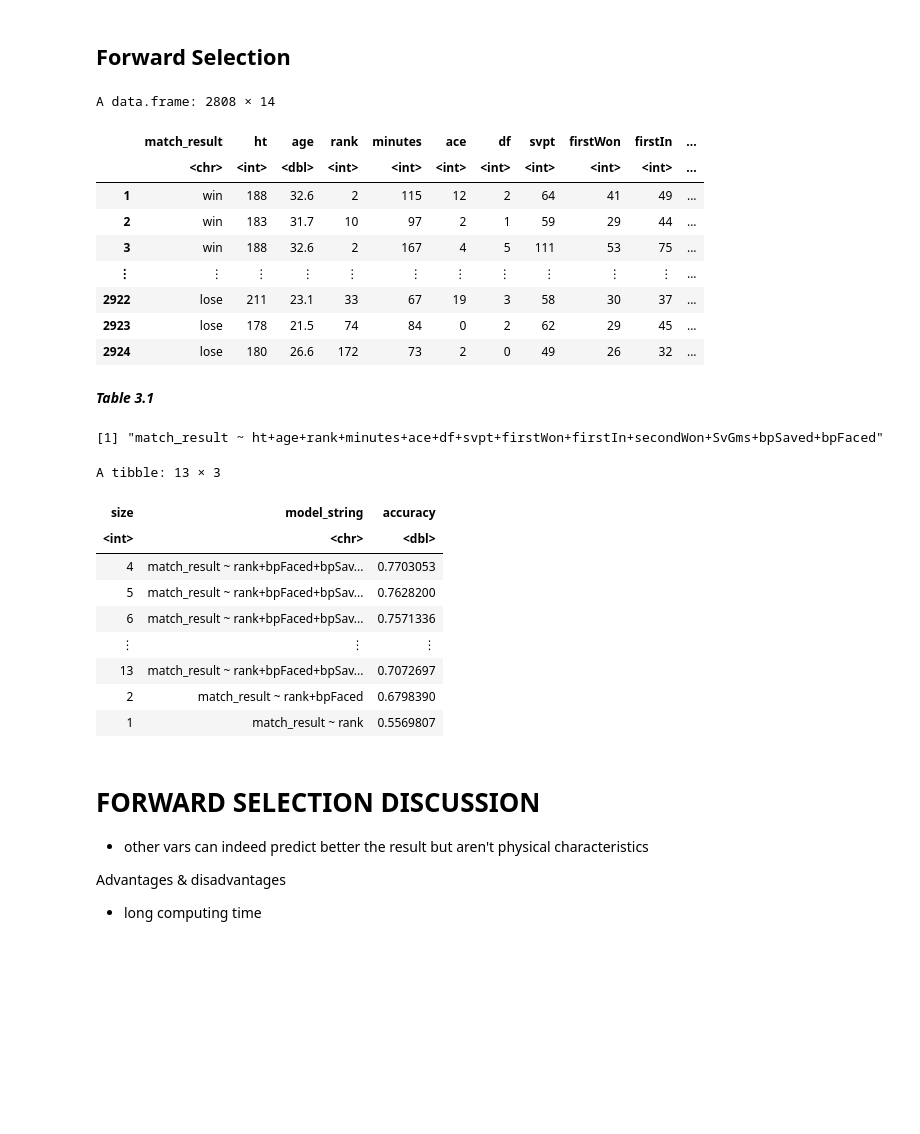
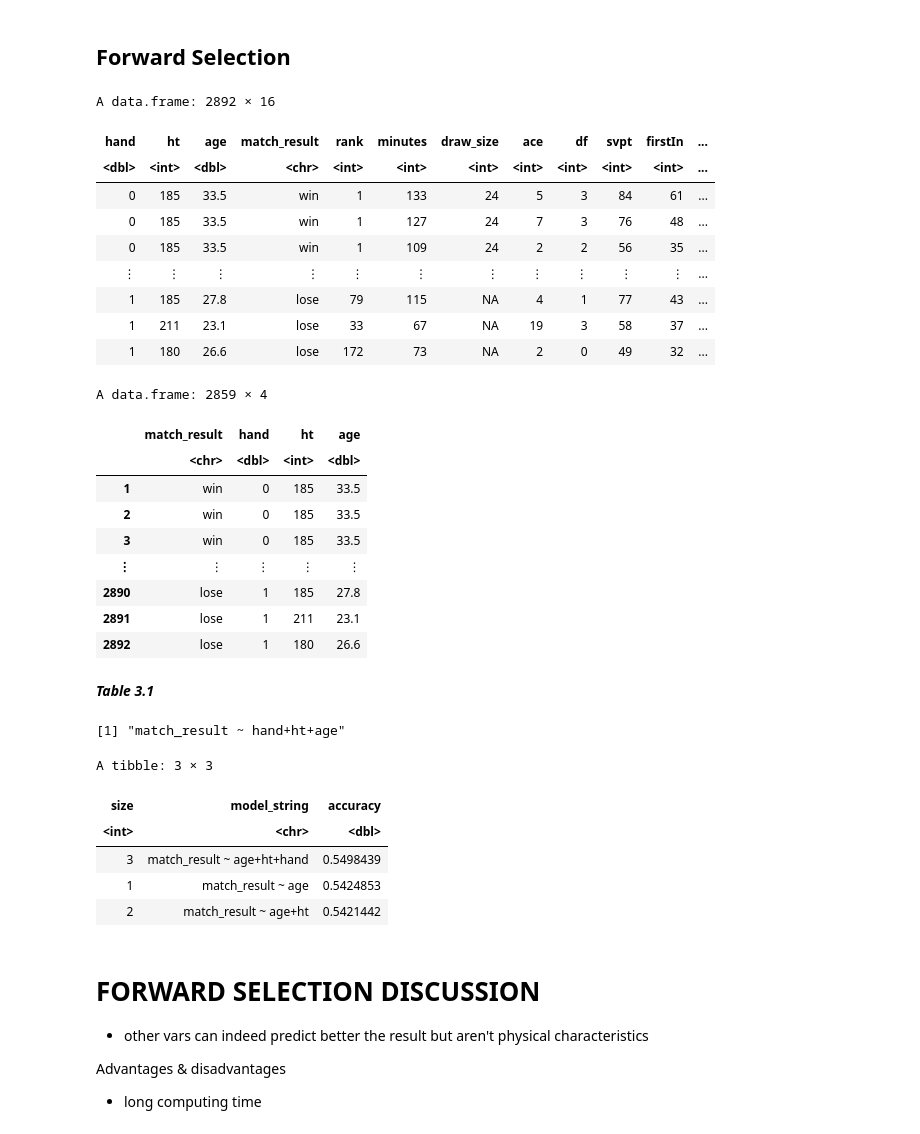
Before and after one commit to bearmohawk/DSCI-100-2022_autumn-Group-37, a Jupyter notebook: Project report Group 37-Copy1.ipynb, the cells around one changed output. Saved outputs shown, nothing was run; the diff lists cells and outputs as text; code cells hidden in the pictures; blank space fills up the shorter version.

Commit message:
Added Hand to forward select

```diff
--- a/Project report Group 37-Copy1.ipynb
+++ b/Project report Group 37-Copy1.ipynb
@@ -454,56 +454,79 @@ _**Figure 1.9**_
 #need to add "hand" column and decide which predictors to use
 set.seed(1)
 match_winner <- match_data |>
                     mutate(match_result = "win") |>
-                    select(winner_ht, winner_age, match_result, winner_rank, minutes, contains("w_")) |>
-                    rename(ht = winner_ht, age = winner_age, rank = winner_rank, ace = w_ace, df = w_df, svpt = w_svpt,
+                    select(winner_hand, winner_ht, winner_age, match_result, winner_rank, minutes, contains("w_")) |>
+                    rename(hand = winner_hand, ht = winner_ht, age = winner_age, rank = winner_rank, ace = w_ace, df = w_df, svpt = w_svpt,
                            firstIn = w_1stIn, firstWon = w_1stWon, secondWon = w_2ndWon, SvGms = w_SvGms, bpSaved = w_bpSaved, bpFaced = w_bpFaced)
 
 match_loser <- match_data |>
                     mutate(match_result = "lose") |>
-                    select(loser_ht, loser_age, match_result, loser_rank, minutes, contains("l_")) |>
-                    rename(ht = loser_ht, age = loser_age, rank = loser_rank, ace = l_ace, df = l_df, svpt = l_svpt,
+                    select(loser_hand, loser_ht, loser_age, match_result, loser_rank, minutes, contains("l_")) |>
+                    rename(hand = loser_hand, ht = loser_ht, age = loser_age, rank = loser_rank, ace = l_ace, df = l_df, svpt = l_svpt,
                            firstIn = l_1stIn, firstWon = l_1stWon, secondWon = l_2ndWon, SvGms = l_SvGms, bpSaved = l_bpSaved, bpFaced = l_bpFaced)
 
 match_tidy <- bind_rows(match_winner, match_loser)
 
-#loading data with all potentional predictors
-match_data_subset <- match_tidy |>
+match_tidy_l <- match_tidy |>
+                filter(hand == "L") |>
+                mutate(hand = 0)
+
+match_tidy_r <- match_tidy |>
+                filter(hand == "R") |>
+                mutate(hand = 1)
+
+
+match_tidy_hands <- bind_rows(match_tidy_l, match_tidy_r)
+match_tidy_hands
+
+loading data with all potentional predictors
+match_data_subset <- match_tidy_hands |>
     select(match_result,
+           hand,
            ht,
            age,
            rank,
            minutes,
            ace,
            df,
            svpt,
            firstWon,
            firstIn,
            secondWon,
            SvGms,
            bpSaved,
            bpFaced) |> na.omit()
 
 names <- colnames(match_data_subset |> select(-match_result))
 match_data_subset #Table 3.1
 # %% [output]
-A data.frame: 2808 × 14
+A data.frame: 2892 × 16
-|  | match_result | ht | age | rank | minutes | ace | df | svpt | firstWon | firstIn | ... |
-|  | <chr> | <int> | <dbl> | <int> | <int> | <int> | <int> | <int> | <int> | <int> | ... |
-| 1 | win | 188 | 32.6 | 2 | 115 | 12 | 2 | 64 | 41 | 49 | ... |
-| 2 | win | 183 | 31.7 | 10 | 97 | 2 | 1 | 59 | 29 | 44 | ... |
-| 3 | win | 188 | 32.6 | 2 | 167 | 4 | 5 | 111 | 53 | 75 | ... |
+| hand | ht | age | match_result | rank | minutes | draw_size | ace | df | svpt | firstIn | ... |
+| <dbl> | <int> | <dbl> | <chr> | <int> | <int> | <int> | <int> | <int> | <int> | <int> | ... |
+| 0 | 185 | 33.5 | win | 1 | 133 | 24 | 5 | 3 | 84 | 61 | ... |
+| 0 | 185 | 33.5 | win | 1 | 127 | 24 | 7 | 3 | 76 | 48 | ... |
+| 0 | 185 | 33.5 | win | 1 | 109 | 24 | 2 | 2 | 56 | 35 | ... |
 | ⋮ | ⋮ | ⋮ | ⋮ | ⋮ | ⋮ | ⋮ | ⋮ | ⋮ | ⋮ | ⋮ | ... |
-| 2922 | lose | 211 | 23.1 | 33 | 67 | 19 | 3 | 58 | 30 | 37 | ... |
-| 2923 | lose | 178 | 21.5 | 74 | 84 | 0 | 2 | 62 | 29 | 45 | ... |
-| 2924 | lose | 180 | 26.6 | 172 | 73 | 2 | 0 | 49 | 26 | 32 | ... |
+| 1 | 185 | 27.8 | lose | 79 | 115 | NA | 4 | 1 | 77 | 43 | ... |
+| 1 | 211 | 23.1 | lose | 33 | 67 | NA | 19 | 3 | 58 | 37 | ... |
+| 1 | 180 | 26.6 | lose | 172 | 73 | NA | 2 | 0 | 49 | 32 | ... |
+A data.frame: 2859 × 4
+|  | match_result | hand | ht | age |
+|  | <chr> | <dbl> | <int> | <dbl> |
+| 1 | win | 0 | 185 | 33.5 |
+| 2 | win | 0 | 185 | 33.5 |
+| 3 | win | 0 | 185 | 33.5 |
+| ⋮ | ⋮ | ⋮ | ⋮ | ⋮ |
+| 2890 | lose | 1 | 185 | 27.8 |
+| 2891 | lose | 1 | 211 | 23.1 |
+| 2892 | lose | 1 | 180 | 26.6 |
 # %% [markdown]
 _**Table 3.1**_
 # %%
 predictor_formula <- paste("match_result", "~", paste(names, collapse="+"))
 predictor_formula
 # %% [output]
-[1] "match_result ~ ht+age+rank+minutes+ace+df+svpt+firstWon+firstIn+secondWon+SvGms+bpSaved+bpFaced"
+[1] "match_result ~ hand+ht+age"
 # %%
 set.seed(1)
 accuracies <- tibble(size = integer(), #Table 3.2
@@ -557,16 +580,12 @@ for (i in 1:n_total) {
 accuracies <- accuracies |> arrange(desc(accuracy))
 accuracies #Table 3.2
 # %% [output]
-A tibble: 13 × 3
+A tibble: 3 × 3
 | size | model_string | accuracy |
 | <int> | <chr> | <dbl> |
-| 4 | match_result ~ rank+bpFaced+bpSav... | 0.7703053 |
-| 5 | match_result ~ rank+bpFaced+bpSav... | 0.7628200 |
-| 6 | match_result ~ rank+bpFaced+bpSav... | 0.7571336 |
-| ⋮ | ⋮ | ⋮ |
-| 13 | match_result ~ rank+bpFaced+bpSav... | 0.7072697 |
-| 2 | match_result ~ rank+bpFaced | 0.6798390 |
-| 1 | match_result ~ rank | 0.5569807 |
+| 3 | match_result ~ age+ht+hand | 0.5498439 |
+| 1 | match_result ~ age | 0.5424853 |
+| 2 | match_result ~ age+ht | 0.5421442 |
 # %% [markdown]
 # FORWARD SELECTION DISCUSSION
 - other vars can indeed predict better the result but aren't physical characteristics
```
